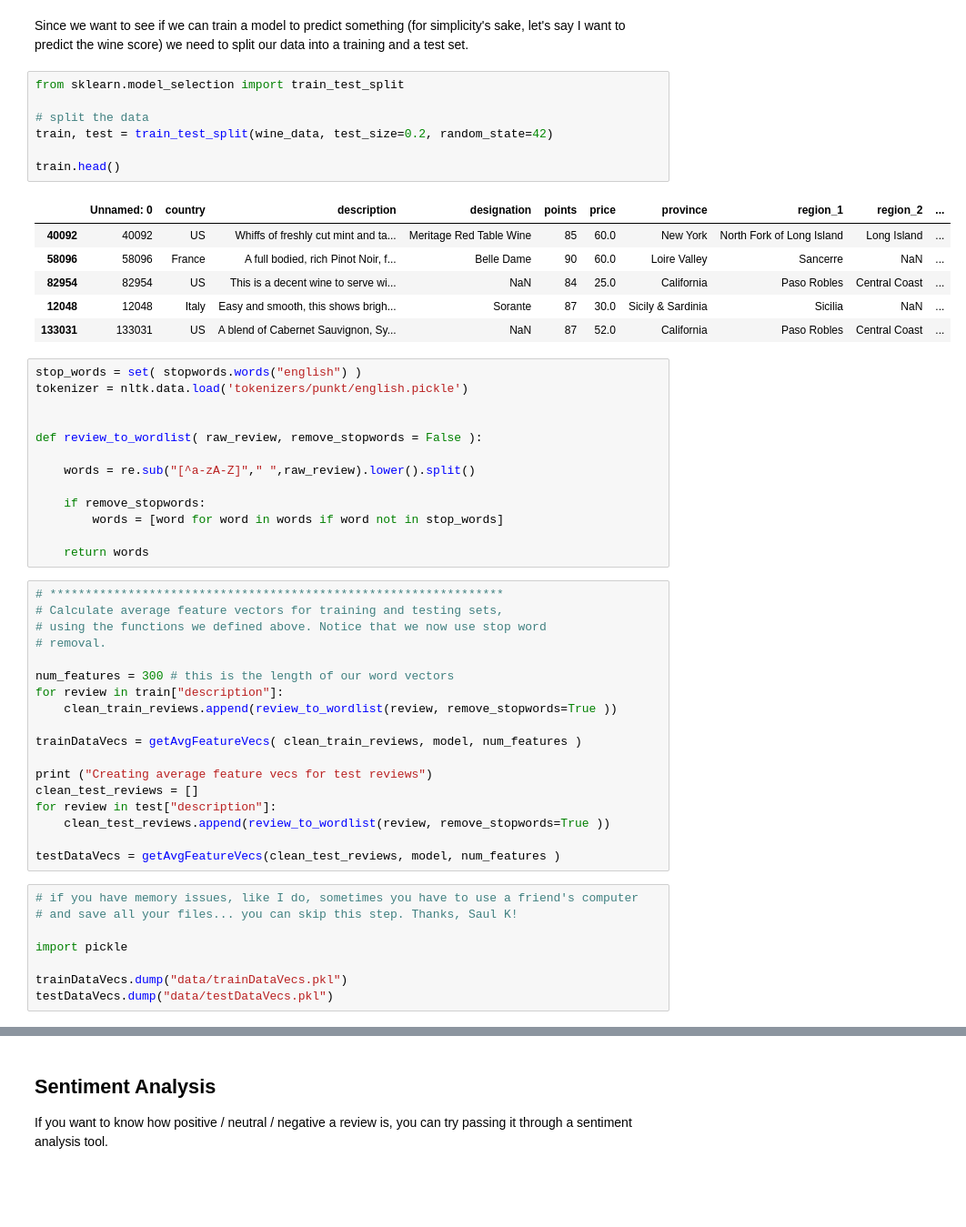
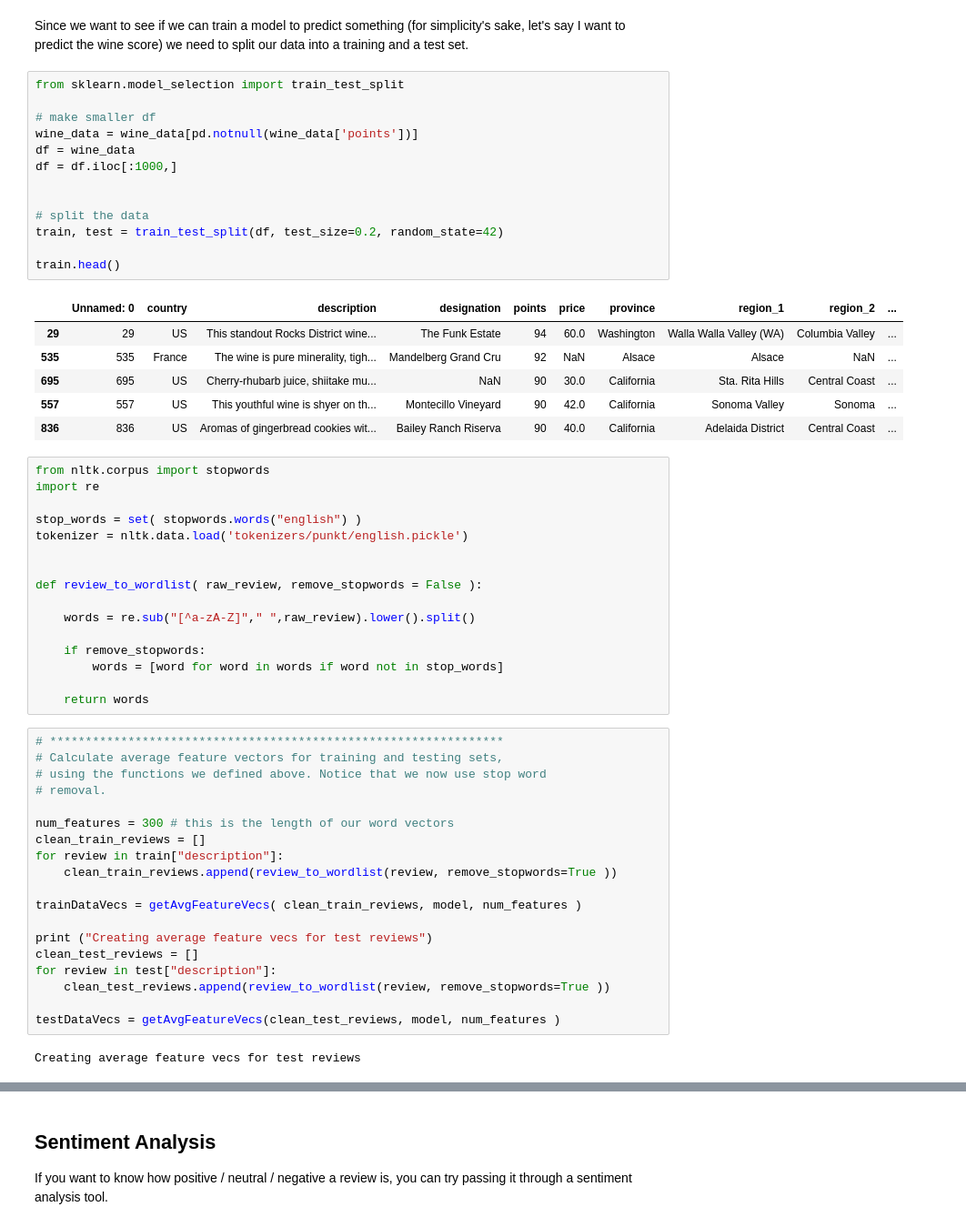
Before and after one commit to amandapogue/Insight_NLPBasics_Workshop, a Jupyter notebook: Workshop_Notebook.ipynb, the cells around one changed output, grey strips where cells are left out. Shown at 91% size. Drawn from its saved outputs; the diff is of its cells as text; blank space fills up the shorter version.

```diff
--- a/Workshop_Notebook.ipynb
+++ b/Workshop_Notebook.ipynb
@@ -531,18 +531,27 @@ Since we want to see if we can train a model to predict something (for simplicit
 # %%
 from sklearn.model_selection import train_test_split
 
+# make smaller df
+wine_data = wine_data[pd.notnull(wine_data['points'])]
+df = wine_data
+df = df.iloc[:1000,]
+
+
 # split the data
-train, test = train_test_split(wine_data, test_size=0.2, random_state=42)
+train, test = train_test_split(df, test_size=0.2, random_state=42)
 
 train.head()
 # %% [output]
 |  | Unnamed: 0 | country | description | designation | points | price | province | region_1 | region_2 | ... |
-| 40092 | 40092 | US | Whiffs of freshly cut mint and ta... | Meritage Red Table Wine | 85 | 60.0 | New York | North Fork of Long Island | Long Island | ... |
-| 58096 | 58096 | France | A full bodied, rich Pinot Noir, f... | Belle Dame | 90 | 60.0 | Loire Valley | Sancerre | NaN | ... |
-| 82954 | 82954 | US | This is a decent wine to serve wi... | NaN | 84 | 25.0 | California | Paso Robles | Central Coast | ... |
-| 12048 | 12048 | Italy | Easy and smooth, this shows brigh... | Sorante | 87 | 30.0 | Sicily & Sardinia | Sicilia | NaN | ... |
-| 133031 | 133031 | US | A blend of Cabernet Sauvignon, Sy... | NaN | 87 | 52.0 | California | Paso Robles | Central Coast | ... |
+| 29 | 29 | US | This standout Rocks District wine... | The Funk Estate | 94 | 60.0 | Washington | Walla Walla Valley (WA) | Columbia Valley | ... |
+| 535 | 535 | France | The wine is pure minerality, tigh... | Mandelberg Grand Cru | 92 | NaN | Alsace | Alsace | NaN | ... |
+| 695 | 695 | US | Cherry-rhubarb juice, shiitake mu... | NaN | 90 | 30.0 | California | Sta. Rita Hills | Central Coast | ... |
+| 557 | 557 | US | This youthful wine is shyer on th... | Montecillo Vineyard | 90 | 42.0 | California | Sonoma Valley | Sonoma | ... |
+| 836 | 836 | US | Aromas of gingerbread cookies wit... | Bailey Ranch Riserva | 90 | 40.0 | California | Adelaida District | Central Coast | ... |
 # %%
+from nltk.corpus import stopwords
+import re
+
 stop_words = set( stopwords.words("english") )
 tokenizer = nltk.data.load('tokenizers/punkt/english.pickle')
 
@@ -562,6 +571,7 @@ def review_to_wordlist( raw_review, remove_stopwords = False ):
 # removal.
 
 num_features = 300 # this is the length of our word vectors
+clean_train_reviews = []
 for review in train["description"]:
     clean_train_reviews.append(review_to_wordlist(review, remove_stopwords=True ))
 
@@ -573,11 +583,5 @@ for review in test["description"]:
     clean_test_reviews.append(review_to_wordlist(review, remove_stopwords=True ))
 
 testDataVecs = getAvgFeatureVecs(clean_test_reviews, model, num_features )
+# %% [output]
+Creating average feature vecs for test reviews
-# %%
-# if you have memory issues, like I do, sometimes you have to use a friend's computer
-# and save all your files... you can skip this step. Thanks, Saul K!
-
-import pickle
-
-trainDataVecs.dump("data/trainDataVecs.pkl")
-testDataVecs.dump("data/testDataVecs.pkl")
```
Also changed, not shown: parts of 6 cells of this notebook.
